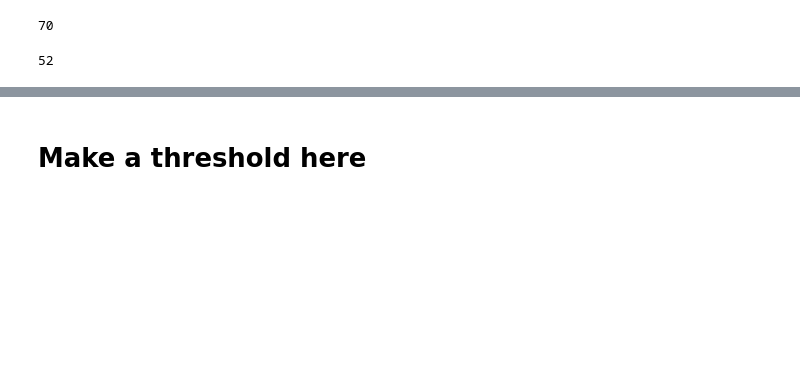
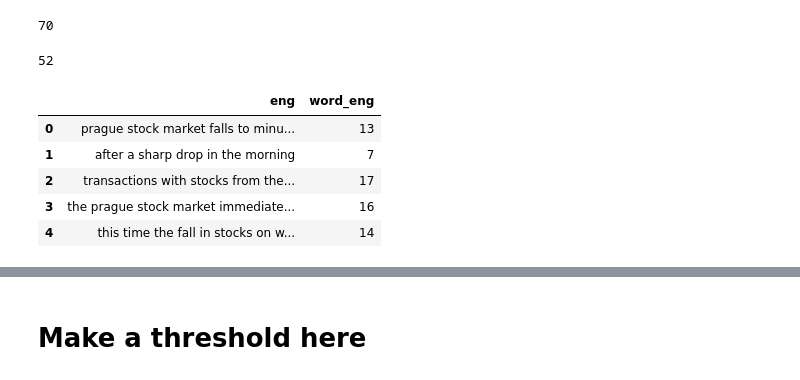
Before and after one commit to HassanSherwani/Language_Translator, a Jupyter notebook: Encoder_Decoder_2009.ipynb, the cells around one changed output, grey strips where cells are left out. Drawn from its saved outputs; the diff is of its cells as text; code cells hidden in the pictures; blank space fills up the shorter version.

```diff
--- a/Encoder_Decoder_2009.ipynb
+++ b/Encoder_Decoder_2009.ipynb
@@ -183,3 +187,13 @@ max_length_tar = np.max(lenght_list)
 max_length_tar
 # %% [output]
 52
+# %%
+lines['word_eng'] = lines['eng'].apply(lambda x: len(str(x).split(" ")))
+lines[['eng','word_eng']].head()
+# %% [output]
+|  | eng | word_eng |
+| 0 | prague stock market falls to minu... | 13 |
+| 1 | after a sharp drop in the morning | 7 |
+| 2 | transactions with stocks from the... | 17 |
+| 3 | the prague stock market immediate... | 16 |
+| 4 | this time the fall in stocks on w... | 14 |
```
Also changed, not shown: parts of 19 cells of this notebook, 3 other files.
